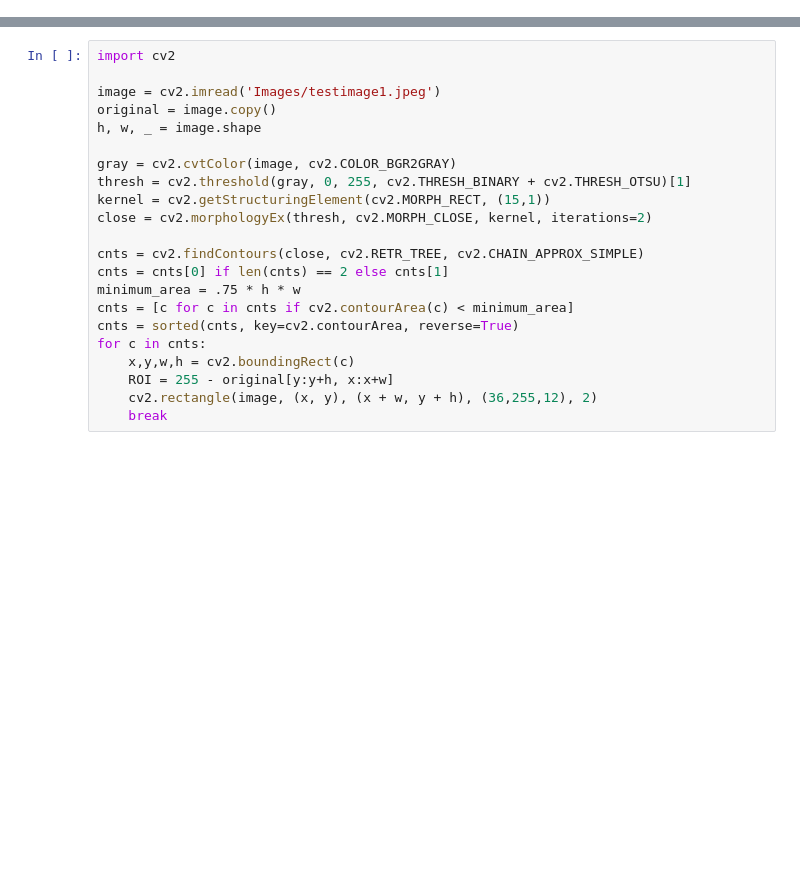
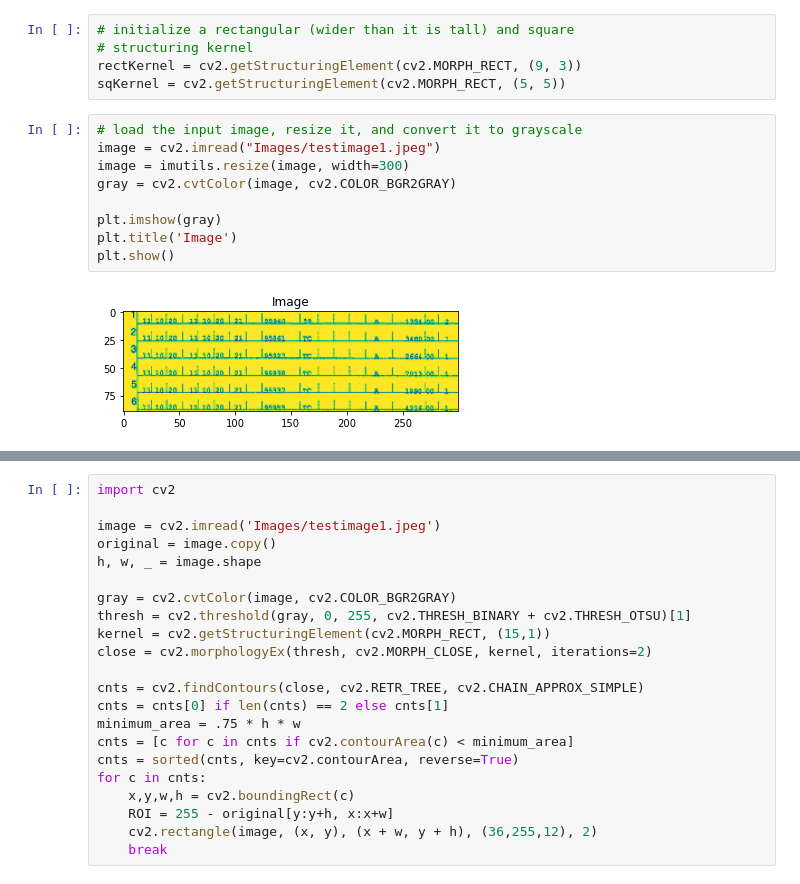
Before and after one commit to VolhaP87/Interview_Sample_Problem, a Jupyter notebook: Untitled.ipynb, the cells around one changed output, grey strips where cells are left out. Drawn from its saved outputs; the diff is of its cells as text; blank space fills up the shorter version.

```diff
--- a/Untitled.ipynb
+++ b/Untitled.ipynb
@@ -189,0 +124,16 @@ error: OpenCV(4.5.4) /Users/runner/work/opencv-python/opencv-python/opencv/modul
+# %%
+# initialize a rectangular (wider than it is tall) and square
+# structuring kernel
+rectKernel = cv2.getStructuringElement(cv2.MORPH_RECT, (9, 3))
+sqKernel = cv2.getStructuringElement(cv2.MORPH_RECT, (5, 5))
+# %%
+# load the input image, resize it, and convert it to grayscale
+image = cv2.imread("Images/testimage1.jpeg")
+image = imutils.resize(image, width=300)
+gray = cv2.cvtColor(image, cv2.COLOR_BGR2GRAY)
+
+plt.imshow(gray)
+plt.title('Image')
+plt.show()
+# %% [output]
+[figure, added]
```
Also changed, not shown: parts of 49 cells of this notebook.
